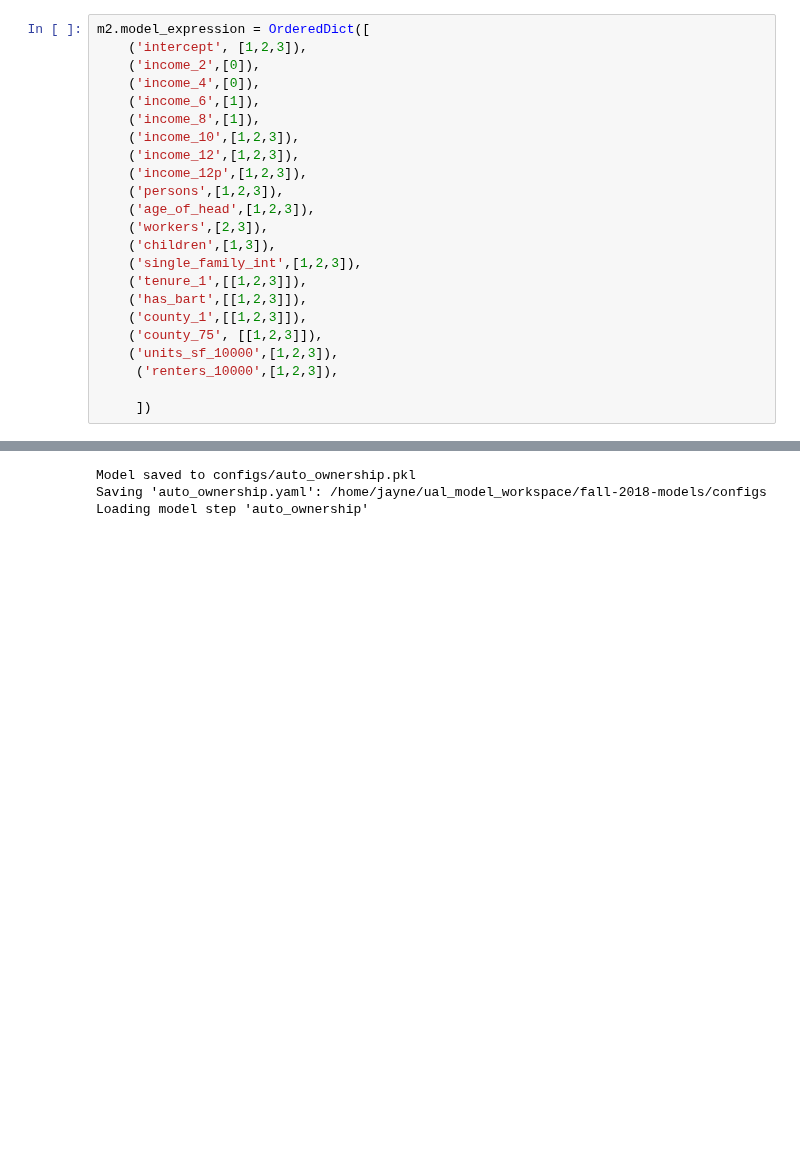
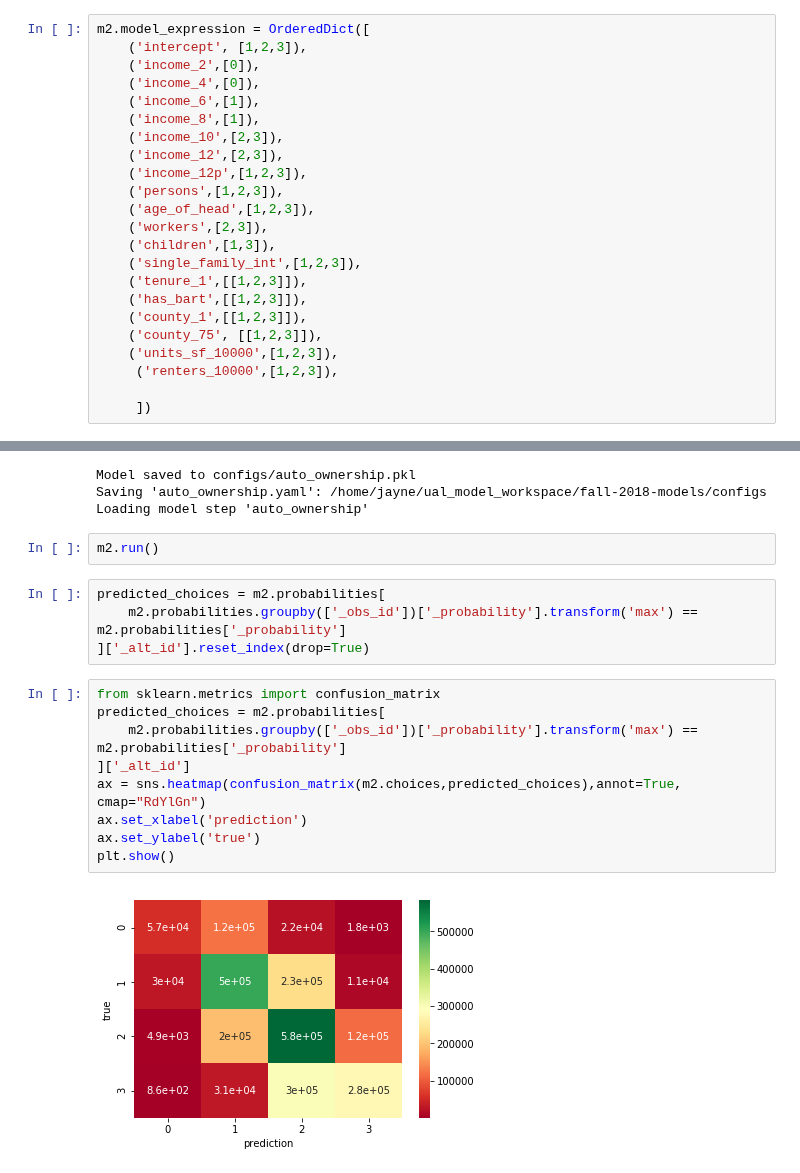
Before and after one commit to ual/ual_model_workspace, a Jupyter notebook: fall-2018-models/notebooks-jayne/auto_ownership.ipynb, the cells around one changed output, grey strips where cells are left out. Drawn from its saved outputs; the diff is of its cells as text; blank space fills up the shorter version.

```diff
--- a/fall-2018-models/notebooks-jayne/auto_ownership.ipynb
+++ b/fall-2018-models/notebooks-jayne/auto_ownership.ipynb
@@ -128,8 +129,8 @@ m2.model_expression = OrderedDict([
     ('income_4',[0]),
     ('income_6',[1]),
     ('income_8',[1]),
-    ('income_10',[1,2,3]),
-    ('income_12',[1,2,3]),
+    ('income_10',[2,3]),
+    ('income_12',[2,3]),
     ('income_12p',[1,2,3]),
     ('persons',[1,2,3]),
     ('age_of_head',[1,2,3]),
@@ -174,3 +175,20 @@ m2.register()
 Model saved to configs/auto_ownership.pkl
 Saving 'auto_ownership.yaml': /home/jayne/ual_model_workspace/fall-2018-models/configs
 Loading model step 'auto_ownership'
+# %%
+m2.run()
+# %%
+predicted_choices = m2.probabilities[
+    m2.probabilities.groupby(['_obs_id'])['_probability'].transform('max') ==  m2.probabilities['_probability']
+]['_alt_id'].reset_index(drop=True)
+# %%
+from sklearn.metrics import confusion_matrix
+predicted_choices = m2.probabilities[
+    m2.probabilities.groupby(['_obs_id'])['_probability'].transform('max') ==  m2.probabilities['_probability']
+]['_alt_id']
+ax = sns.heatmap(confusion_matrix(m2.choices,predicted_choices),annot=True, cmap="RdYlGn")
+ax.set_xlabel('prediction')
+ax.set_ylabel('true')
+plt.show()
+# %% [output]
+[figure, added]
```
Also changed, not shown: parts of 10 cells of this notebook.
